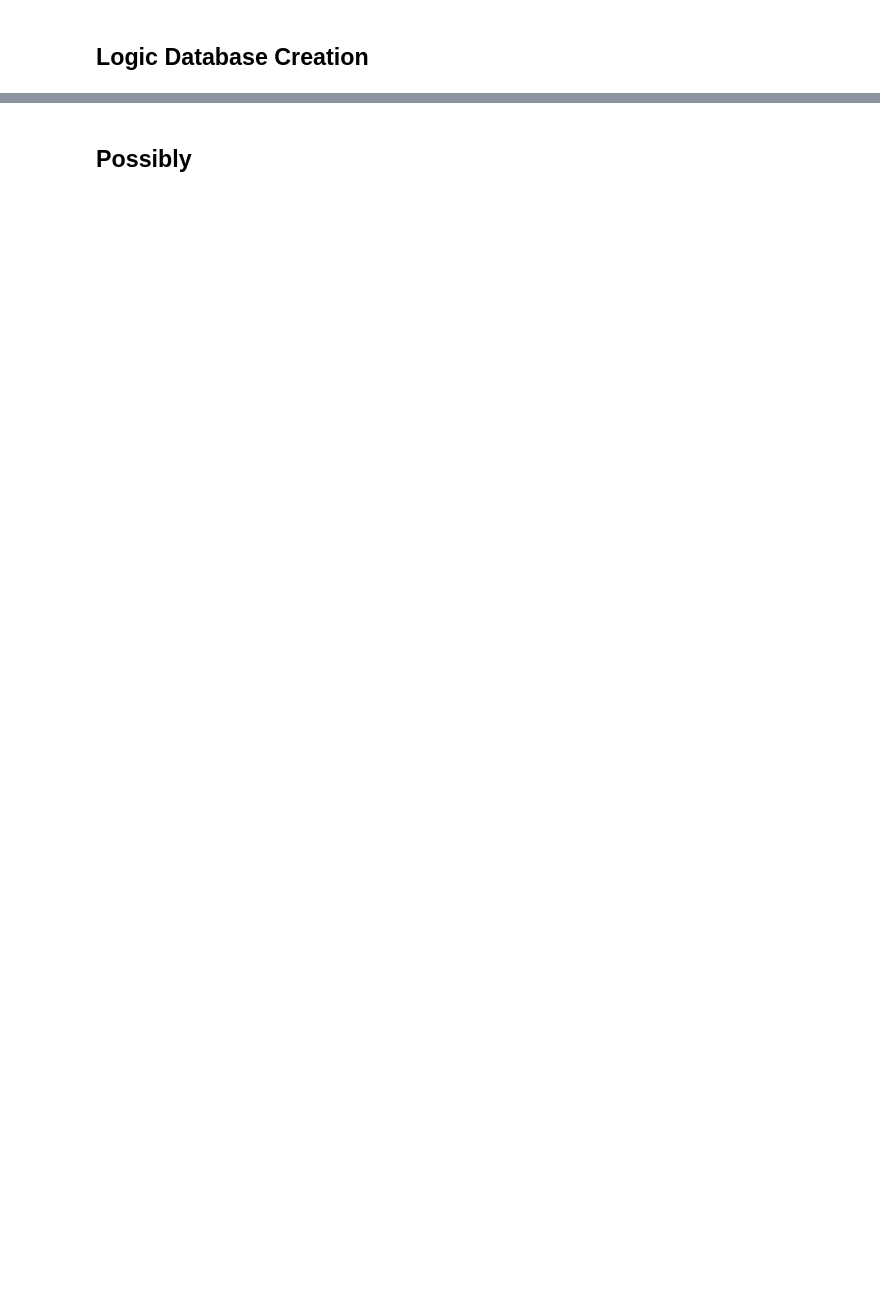
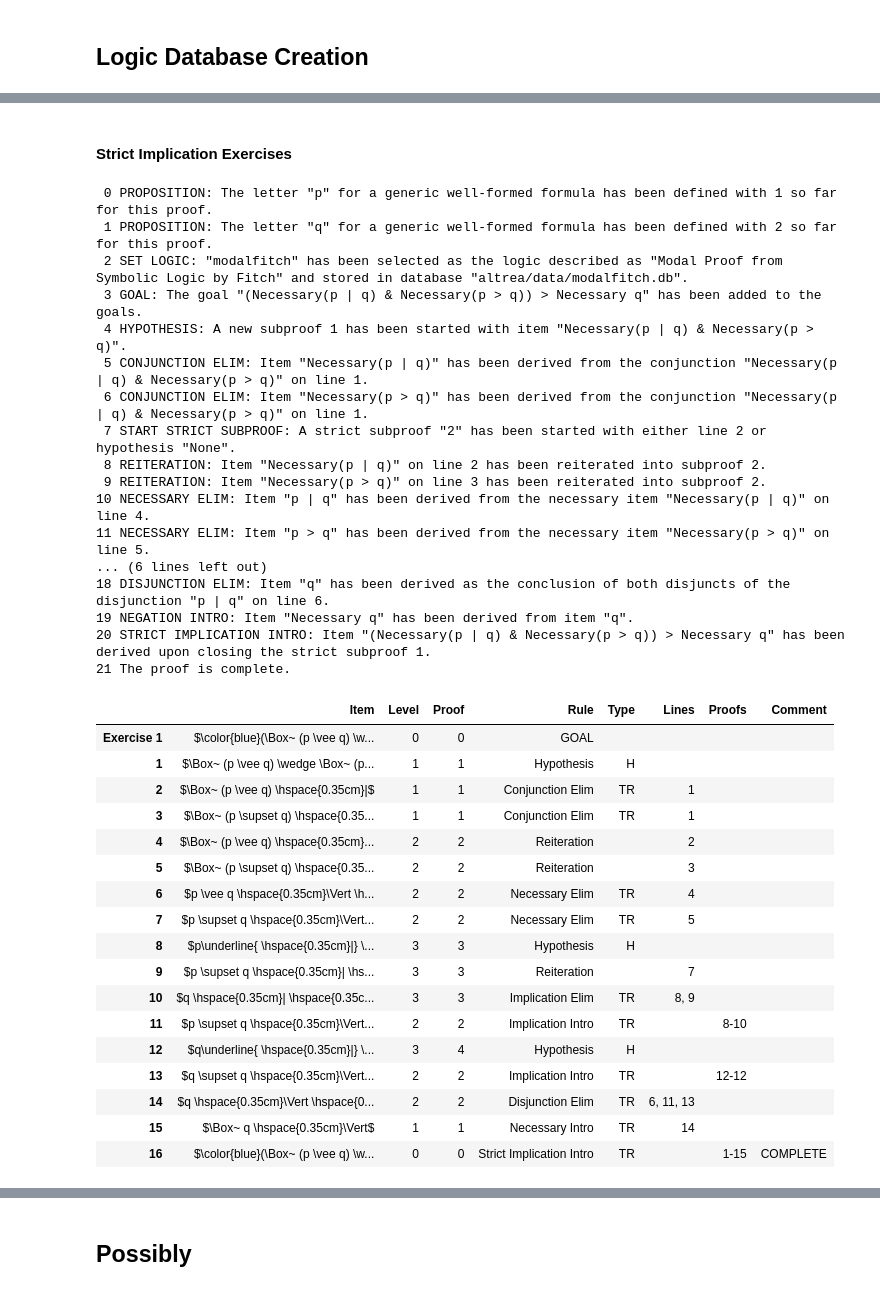
Before and after one commit to FrankHubeny/AltRea, a Jupyter notebook: modalfitch.ipynb, the cells around one changed output, grey strips where cells are left out. Drawn from its saved outputs; the diff is of its cells as text; code cells hidden in the pictures; blank space fills up the shorter version.

```diff
--- a/modalfitch.ipynb
+++ b/modalfitch.ipynb
@@ -20,0 +427,69 @@ This database was created to test AltRea based on the problems provided in Fitch
+# %% [markdown]
+<a id='strictimplicationexercises'></a>
+#### Strict Implication Exercises
+# %%
+# Exercise 1 from Chapter 11
+
+import pandas as pd
+pd.options.display.max_colwidth=500
+from altrea.wffs import Wff, Implies, Not, Or, And, Necessary, StrictImplies
+from altrea.rules import Proof
+ex1 = Proof('ex1', 'Exercise 1', 'Exercise 1')
+p = ex1.proposition('p')
+q = ex1.proposition('q')
+ex1.setlogic('modalfitch')
+ex1.goal(Implies(And(Necessary(Or(p, q)), Necessary(Implies(p, q))), Necessary(q)))
+ex1.hypothesis(And(Necessary(Or(p, q)), Necessary(Implies(p, q))))
+ex1.conjunction_elim(1, side=ex1.left)
+ex1.conjunction_elim(1, side=ex1.right)
+ex1.startstrictsubproof(2)
+ex1.reiterate(3)
+ex1.necessary_elim(4)
+ex1.necessary_elim(5)
+ex1.hypothesis(p)
+ex1.reiterate(7)
+ex1.implication_elim(8, 9)
+ex1.implication_intro()
+ex1.hypothesis(q)
+ex1.implication_intro()
+ex1.disjunction_elim(6, 11, 13)
+ex1.necessary_intro([14])
+ex1.implication_intro()
+ex1.displaylog()
+ex1.displayproof()
+# %% [output]
+ 0 PROPOSITION: The letter "p" for a generic well-formed formula has been defined with 1 so far for this proof.
+ 1 PROPOSITION: The letter "q" for a generic well-formed formula has been defined with 2 so far for this proof.
+ 2 SET LOGIC: "modalfitch" has been selected as the logic described as "Modal Proof from Symbolic Logic by Fitch" and stored in database "altrea/data/modalfitch.db".
+ 3 GOAL: The goal "(Necessary(p | q) & Necessary(p > q)) > Necessary q" has been added to the goals.
+ 4 HYPOTHESIS: A new subproof 1 has been started with item "Necessary(p | q) & Necessary(p > q)".
+ 5 CONJUNCTION ELIM: Item "Necessary(p | q)" has been derived from the conjunction "Necessary(p | q) & Necessary(p > q)" on line 1.
+ 6 CONJUNCTION ELIM: Item "Necessary(p > q)" has been derived from the conjunction "Necessary(p | q) & Necessary(p > q)" on line 1.
+ 7 START STRICT SUBPROOF: A strict subproof "2" has been started with either line 2 or hypothesis "None".
+ 8 REITERATION: Item "Necessary(p | q)" on line 2 has been reiterated into subproof 2.
+ 9 REITERATION: Item "Necessary(p > q)" on line 3 has been reiterated into subproof 2.
+10 NECESSARY ELIM: Item "p | q" has been derived from the necessary item "Necessary(p | q)" on line 4.
+11 NECESSARY ELIM: Item "p > q" has been derived from the necessary item "Necessary(p > q)" on line 5.
+... (6 lines left out)
+18 DISJUNCTION ELIM: Item "q" has been derived as the conclusion of both disjuncts of the disjunction "p | q" on line 6.
+19 NEGATION INTRO: Item "Necessary q" has been derived from item "q".
+20 STRICT IMPLICATION INTRO: Item "(Necessary(p | q) & Necessary(p > q)) > Necessary q" has been derived upon closing the strict subproof 1.
+21 The proof is complete.
+|  | Item | Level | Proof | Rule | Type | Lines | Proofs | Comment |
+| Exercise 1 | $\color{blue}(\Box~ (p \vee q) \w... | 0 | 0 | GOAL |  |  |  |  |
+| 1 | $\Box~ (p \vee q) \wedge \Box~ (p... | 1 | 1 | Hypothesis | H |  |  |  |
+| 2 | $\Box~ (p \vee q) \hspace{0.35cm}|$ | 1 | 1 | Conjunction Elim | TR | 1 |  |  |
+| 3 | $\Box~ (p \supset q) \hspace{0.35... | 1 | 1 | Conjunction Elim | TR | 1 |  |  |
+| 4 | $\Box~ (p \vee q) \hspace{0.35cm}... | 2 | 2 | Reiteration |  | 2 |  |  |
+| 5 | $\Box~ (p \supset q) \hspace{0.35... | 2 | 2 | Reiteration |  | 3 |  |  |
+| 6 | $p \vee q \hspace{0.35cm}\Vert \h... | 2 | 2 | Necessary Elim | TR | 4 |  |  |
+| 7 | $p \supset q \hspace{0.35cm}\Vert... | 2 | 2 | Necessary Elim | TR | 5 |  |  |
+| 8 | $p\underline{ \hspace{0.35cm}|} \... | 3 | 3 | Hypothesis | H |  |  |  |
+| 9 | $p \supset q \hspace{0.35cm}| \hs... | 3 | 3 | Reiteration |  | 7 |  |  |
+| 10 | $q \hspace{0.35cm}| \hspace{0.35c... | 3 | 3 | Implication Elim | TR | 8, 9 |  |  |
+| 11 | $p \supset q \hspace{0.35cm}\Vert... | 2 | 2 | Implication Intro | TR |  | 8-10 |  |
+| 12 | $q\underline{ \hspace{0.35cm}|} \... | 3 | 4 | Hypothesis | H |  |  |  |
+| 13 | $q \supset q \hspace{0.35cm}\Vert... | 2 | 2 | Implication Intro | TR |  | 12-12 |  |
+| 14 | $q \hspace{0.35cm}\Vert \hspace{0... | 2 | 2 | Disjunction Elim | TR | 6, 11, 13 |  |  |
+| 15 | $\Box~ q \hspace{0.35cm}\Vert$ | 1 | 1 | Necessary Intro | TR | 14 |  |  |
+| 16 | $\color{blue}(\Box~ (p \vee q) \w... | 0 | 0 | Strict Implication Intro | TR |  | 1-15 | COMPLETE |
```
Also changed, not shown: parts of 37 cells of this notebook, 5 other files.
